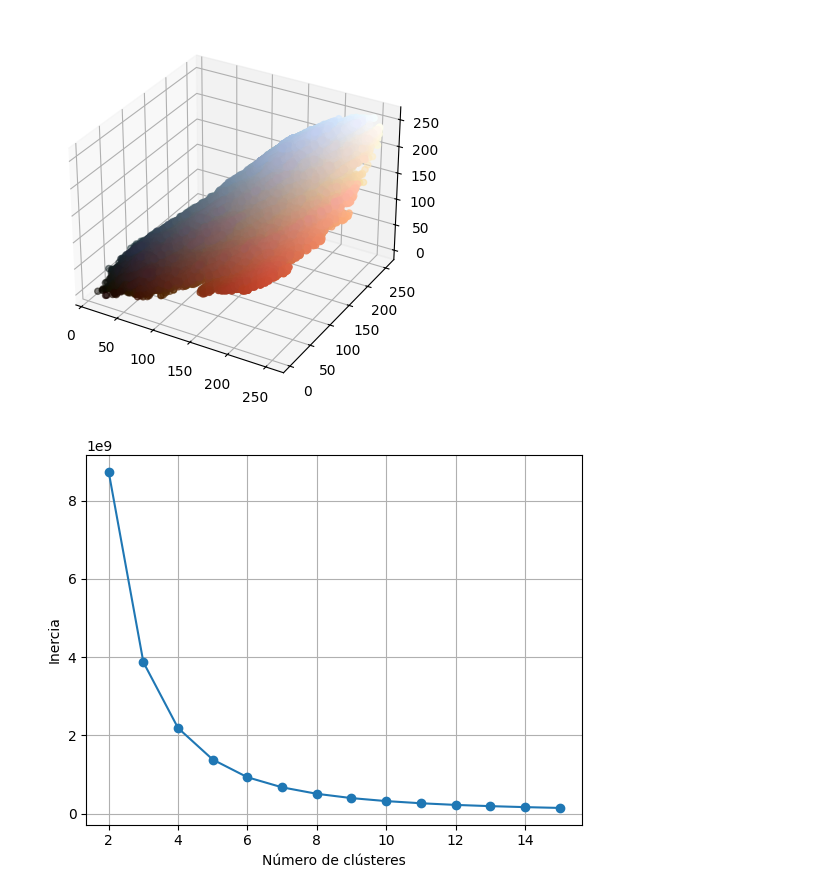
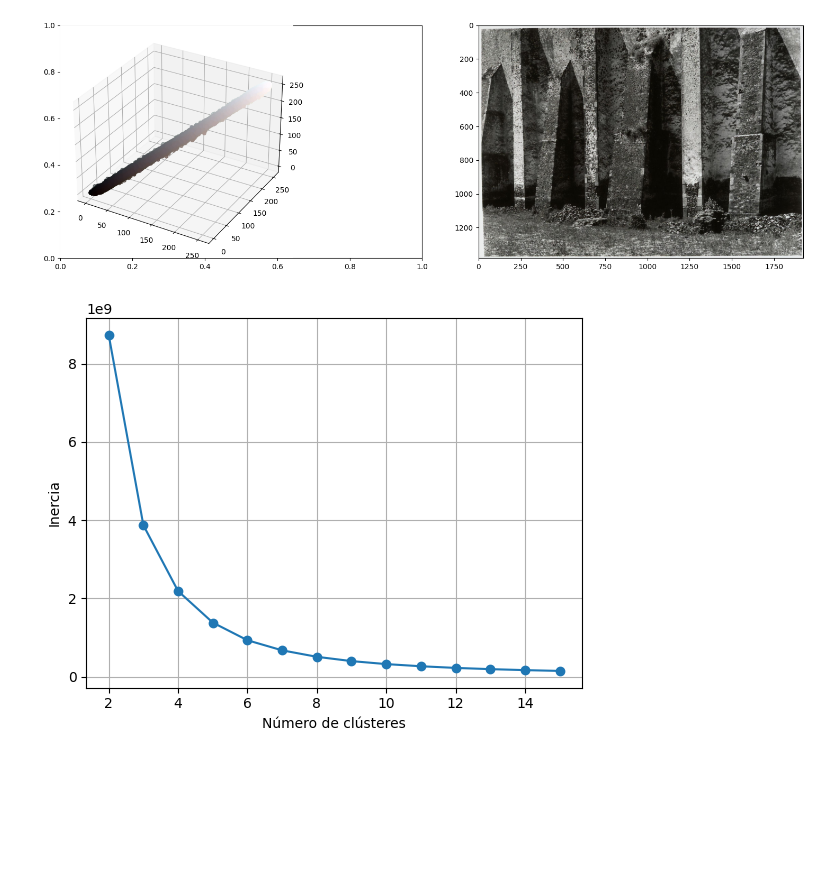
Before and after one commit to damenac/maia-uml, a Jupyter notebook: 1_color_clustering.ipynb, the cells around one changed output. Saved outputs shown, nothing was run; the diff lists cells and outputs as text; code cells hidden in the pictures; blank space fills up the shorter version.

Commit message:
Images execution

```diff
--- a/1_color_clustering.ipynb
+++ b/1_color_clustering.ipynb
@@ -20,33 +20,27 @@ def load_image(path, print=False):
     '''
     image_matrix = imageio.imread(path)
 
-    if print :
-        plt.figure()
-        plt.subplot(121)
-        plt.imshow(image_matrix)
-
-    return image_matrix
-
-
-def build_dataframe(image):
-    '''
-    Transform the image given in the parameter in a data frame with three variables: R, G, and B
-    '''
-    columns = len(image)
-    rows = len(image[0])
+    columns = len(image_matrix)
+    rows = len(image_matrix[0])
     data = []
 
     for i in range(columns):
         for j in range(rows):
-            color = image[i][j]
+            color = image_matrix[i][j]
             R, G, B = color[0], color[1], color[2]
             data.append([R, G, B])
 
     data_frame = pd.DataFrame(columns=['R', 'G', 'B'], data=data)
-    return data_frame
 
-def plot_points(data):
-    ax = plt.axes(projection='3d')
-    ax.scatter3D(data.loc[:,"R"], data.loc[:,"G"], data.loc[:,"B"], c=data/255.0, cmap='Greens')
+    if print :
+        fig, axes = plt.subplots(nrows=1, ncols=2, figsize=(15, 5))
+        axes[0] = plt.axes(projection='3d')
+        axes[0].set_anchor('W')
+        axes[0].scatter3D(data_frame.loc[:,"R"], data_frame.loc[:,"G"], data_frame.loc[:,"B"], c=data_frame/255.0)
+        axes[1].imshow(image_matrix)
+
+        fig.tight_layout()
+
+    return image_matrix
 # %%
 path='datos/archive/Abstract_Expressionism/aaron-siskind_acolman-1-1955.jpg'
@@ -57,9 +54,7 @@ path='datos/archive/Impressionism/adam-baltatu_meridional-landscape.jpg'
 # %%
-image_matrix = load_image(path=path, print=False)
-data = build_dataframe(image_matrix)
-plot_points(data)
+image_matrix = load_image(path=path, print=True)
 # %% [output]
-[figure, old version]
+[figure, new version]
 # %%
 def elbow_plot(X, model, k_min=2, k_max=10):
     """
```
Also changed, not shown: parts of 3 cells of this notebook.
